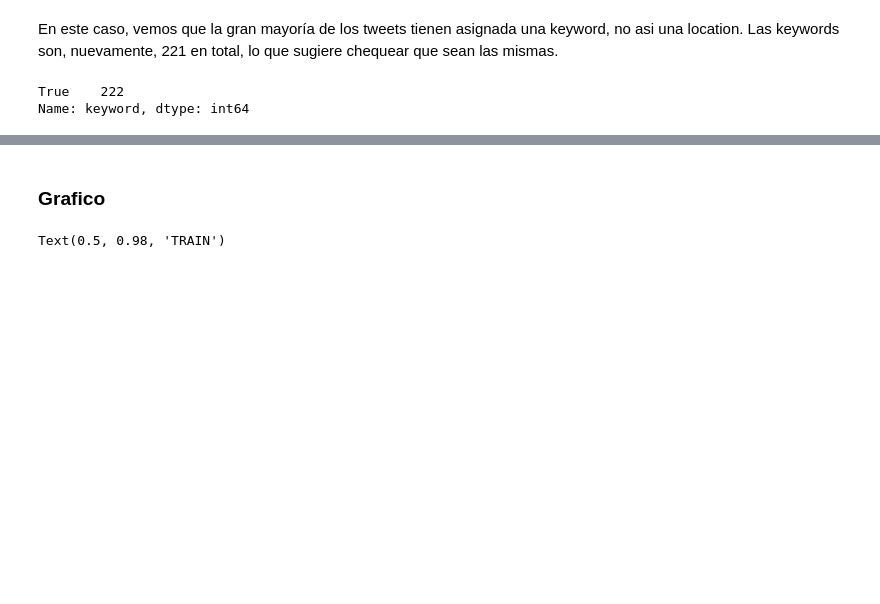
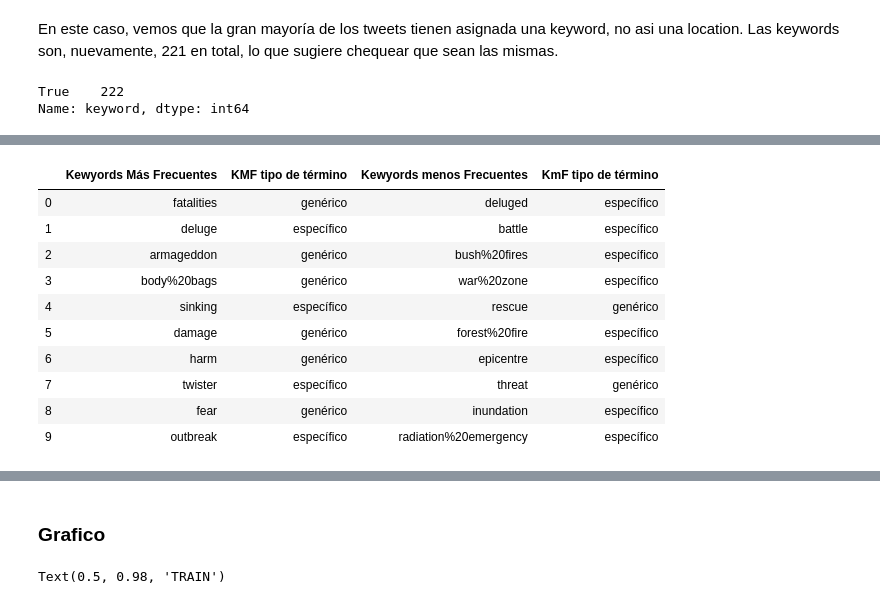
Before and after one commit to rodrigue74/JabaliSalvajeTP1, a Jupyter notebook: TP_1_Mariano.ipynb, the cells around one changed output, grey strips where cells are left out. Cells and saved outputs as stored; diff of their text form; code cells hidden in the pictures; blank space fills up the shorter version.

```diff
--- a/TP_1_Mariano.ipynb
+++ b/TP_1_Mariano.ipynb
@@ -147,0 +180,19 @@ Respecto del resto de las variables, el análisis es similar al de train, salvo
+# %%
+pd.DataFrame({'Kewyords Más Frecuentes': kw_histo.index[:10],
+              'KMF tipo de término': ['genérico','específico','genérico','genérico','específico',
+                                      'genérico','genérico','específico','genérico','específico'],
+              'Kewyords menos Frecuentes': kw_histo.index[-10:],
+              'KmF tipo de término': ['específico','específico','específico','específico','genérico',
+                                      'específico','específico','genérico','específico','específico']})
+# %% [output]
+|  | Kewyords Más Frecuentes | KMF tipo de término | Kewyords menos Frecuentes | KmF tipo de término |
+| 0 | fatalities | genérico | deluged | específico |
+| 1 | deluge | específico | battle | específico |
+| 2 | armageddon | genérico | bush%20fires | específico |
+| 3 | body%20bags | genérico | war%20zone | específico |
+| 4 | sinking | específico | rescue | genérico |
+| 5 | damage | genérico | forest%20fire | específico |
+| 6 | harm | genérico | epicentre | específico |
+| 7 | twister | específico | threat | genérico |
+| 8 | fear | genérico | inundation | específico |
+| 9 | outbreak | específico | radiation%20emergency | específico |
```
Also changed, not shown: parts of 13 cells of this notebook.
